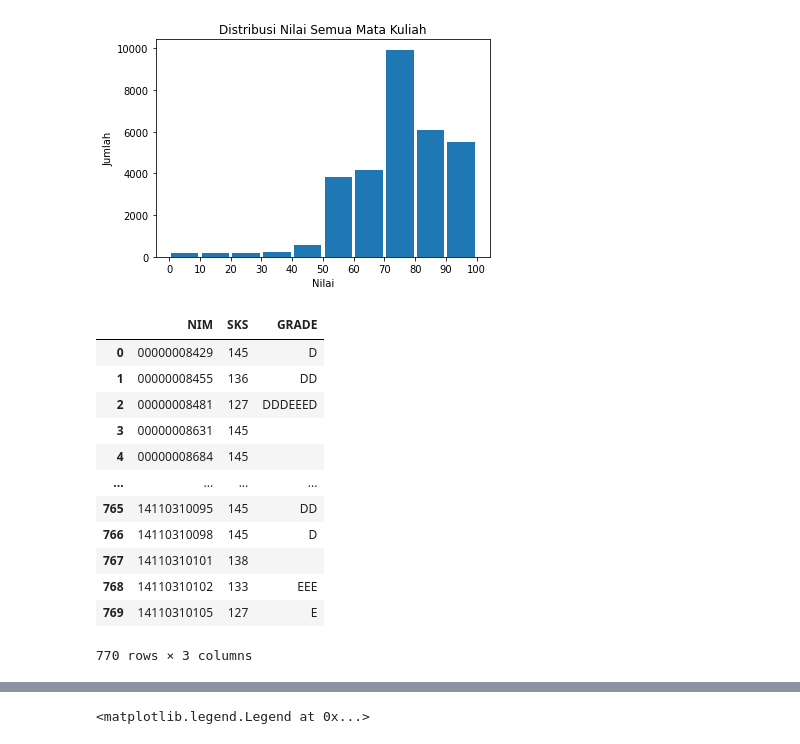
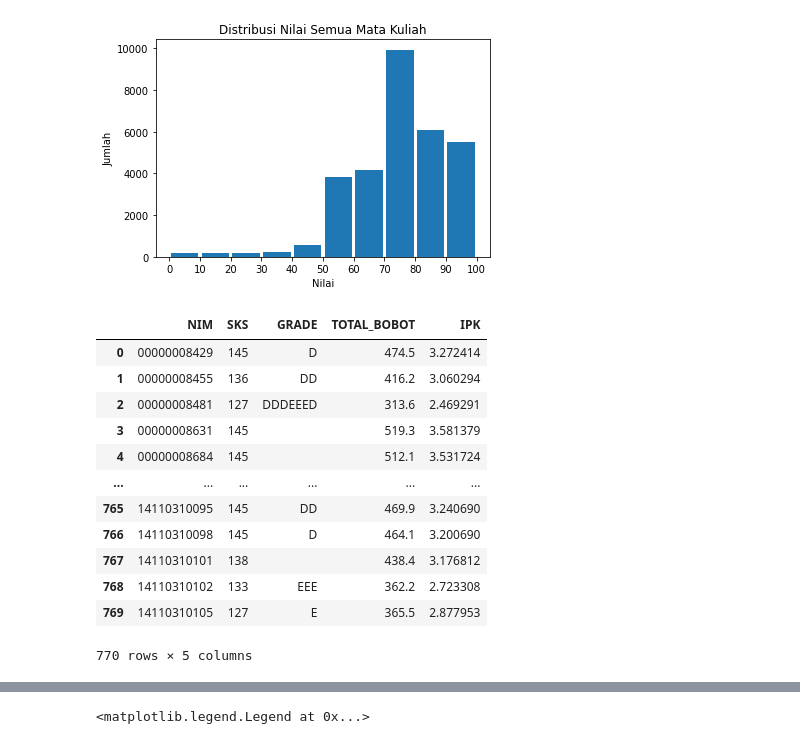
Before and after one commit to FelixFern/ISFEST-ODE, a Jupyter notebook: EDA.ipynb, the cells around one changed output, grey strips where cells are left out. Cells and saved outputs as stored; diff of their text form; code cells hidden in the pictures.

Commit message:
Penambahan data IPK masing-masing mahasiswa

```diff
--- a/EDA.ipynb
+++ b/EDA.ipynb
@@ -46,6 +46,7 @@ for i in df1.index:
     for j in indeks:
         if df1.at[i, "GRADE"] == j:
             df1.at[i, "BOBOT"] = bobot[indeks.index(j)]
+            df1.at[i, "TOTAL_BOBOT"] = df1.at[i, "BOBOT"] * df1.at[i, "SKS"]
 # %%
 df1.head()
 # %% [output]
@@ -98,23 +99,28 @@ Text(0, 0.5, 'Jumlah')
 # %%
 df3_ = pd.DataFrame(df1.groupby(["NIM"])["SKS"].sum().reset_index())
 df3__ = pd.DataFrame(df1.loc[(df1["GRADE"] == "D") | (df1["GRADE"] == "E") | (df1["GRADE"] == "F")].groupby("NIM")["GRADE"].sum().reset_index())
+df3___ = pd.DataFrame((df1.groupby("NIM")["TOTAL_BOBOT"].sum().reset_index()))
 df3 = pd.merge(df3_, df3__, how="left", on=["NIM"])
+df3 = pd.merge(df3, df3___, how="left", on=["NIM"])
 df3["GRADE"] = df3["GRADE"].fillna("")
+
+for i in df3.index:
+    df3.at[i ,"IPK"] = df3.at[i, "TOTAL_BOBOT"] / df3.at[i, "SKS"]
 df3
 # %% [output]
-|  | NIM | SKS | GRADE |
-| 0 | 00000008429 | 145 | D |
-| 1 | 00000008455 | 136 | DD |
-| 2 | 00000008481 | 127 | DDDEEED |
-| 3 | 00000008631 | 145 |  |
-| 4 | 00000008684 | 145 |  |
-| ... | ... | ... | ... |
-| 765 | 14110310095 | 145 | DD |
-| 766 | 14110310098 | 145 | D |
-| 767 | 14110310101 | 138 |  |
-| 768 | 14110310102 | 133 | EEE |
-| 769 | 14110310105 | 127 | E |
+|  | NIM | SKS | GRADE | TOTAL_BOBOT | IPK |
+| 0 | 00000008429 | 145 | D | 474.5 | 3.272414 |
+| 1 | 00000008455 | 136 | DD | 416.2 | 3.060294 |
+| 2 | 00000008481 | 127 | DDDEEED | 313.6 | 2.469291 |
+| 3 | 00000008631 | 145 |  | 519.3 | 3.581379 |
+| 4 | 00000008684 | 145 |  | 512.1 | 3.531724 |
+| ... | ... | ... | ... | ... | ... |
+| 765 | 14110310095 | 145 | DD | 469.9 | 3.240690 |
+| 766 | 14110310098 | 145 | D | 464.1 | 3.200690 |
+| 767 | 14110310101 | 138 |  | 438.4 | 3.176812 |
+| 768 | 14110310102 | 133 | EEE | 362.2 | 2.723308 |
+| 769 | 14110310105 | 127 | E | 365.5 | 2.877953 |
-770 rows × 3 columns
+770 rows × 5 columns
 # %%
 # Belum Nambah Faktor yang ngulang terus nilainya udah lulus
 for i in df3.index:
```
Also changed, not shown: parts of 3 cells of this notebook.
